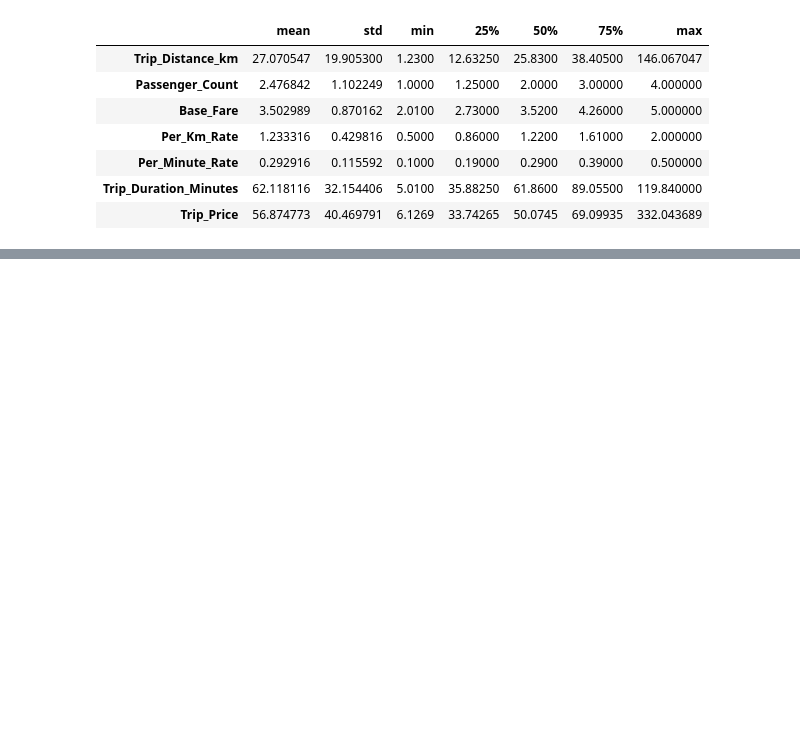
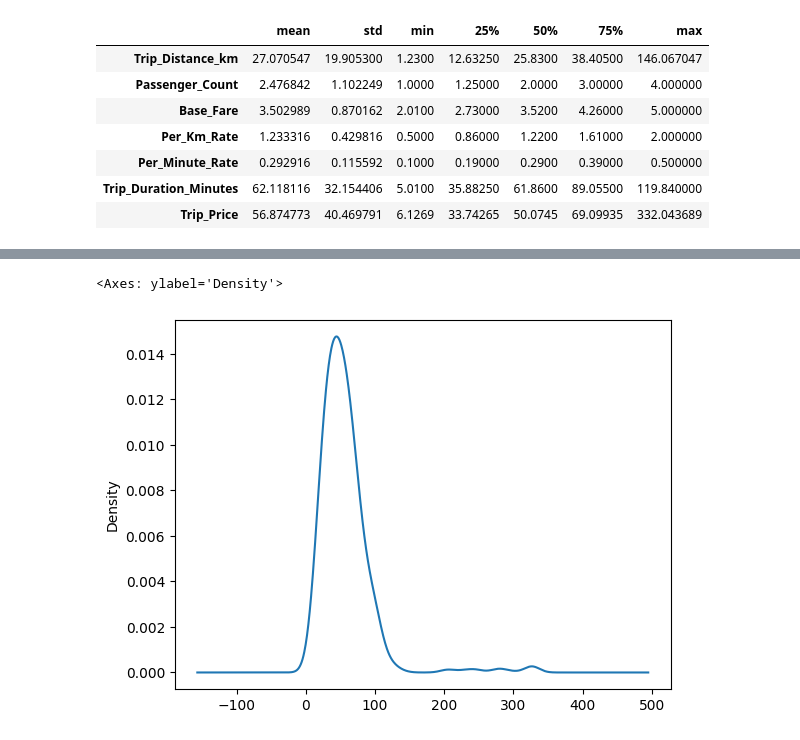
Before and after one commit to ponagr/taxi-prediction-fullstack-pontus, a Jupyter notebook: explorations/eda.ipynb, the cells around one changed output, grey strips where cells are left out. Drawn from its saved outputs; the diff is of its cells as text; code cells hidden in the pictures; blank space fills up the shorter version.

```diff
--- a/explorations/eda.ipynb
+++ b/explorations/eda.ipynb
@@ -54,0 +117,5 @@ import seaborn as sns
+# %%
+df["Trip_Price"].plot(kind="kde")
+# %% [output]
+<Axes: ylabel='Density'>
+[figure, added]
```
Also changed, not shown: parts of 27 cells of this notebook, 2 other files.
